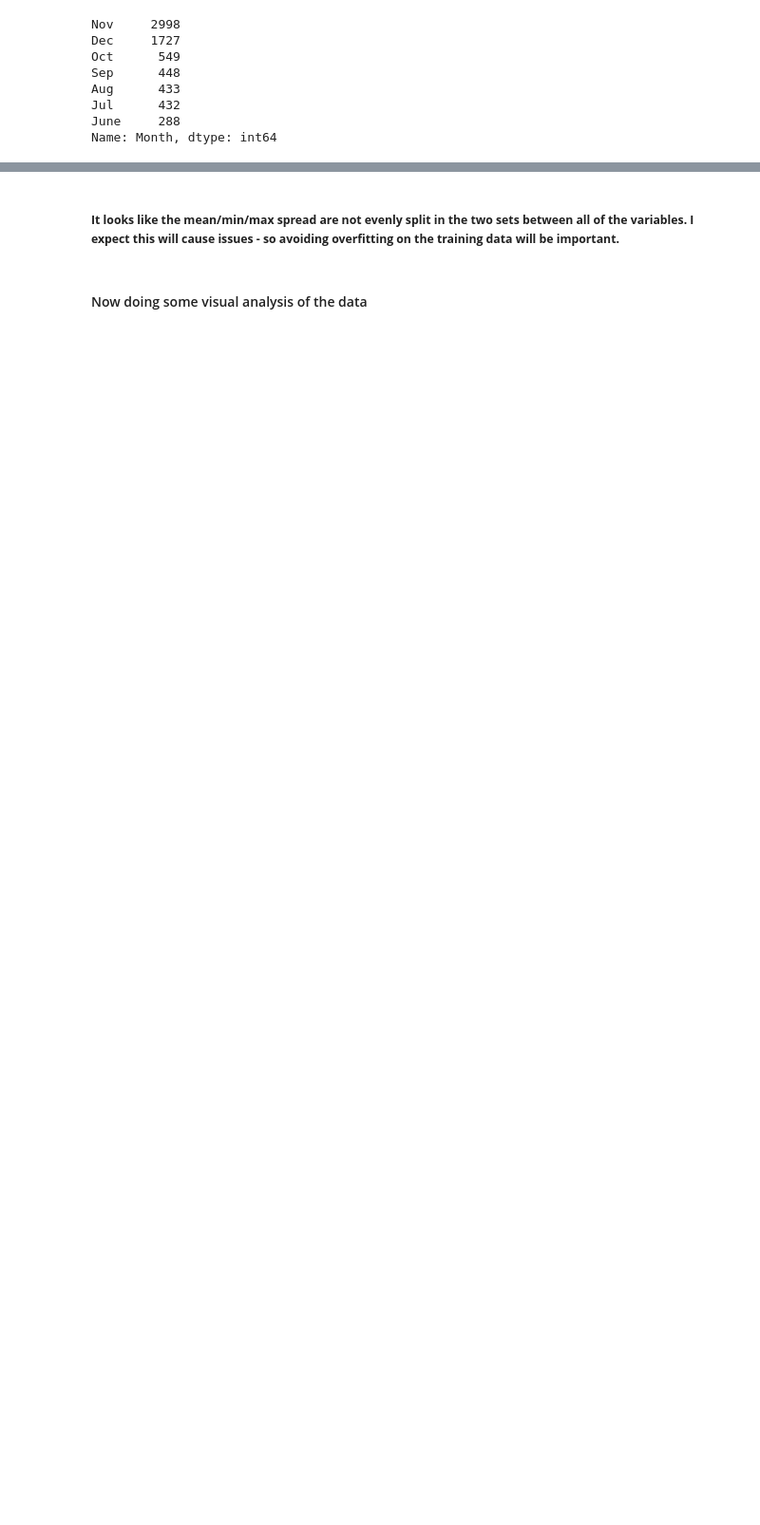
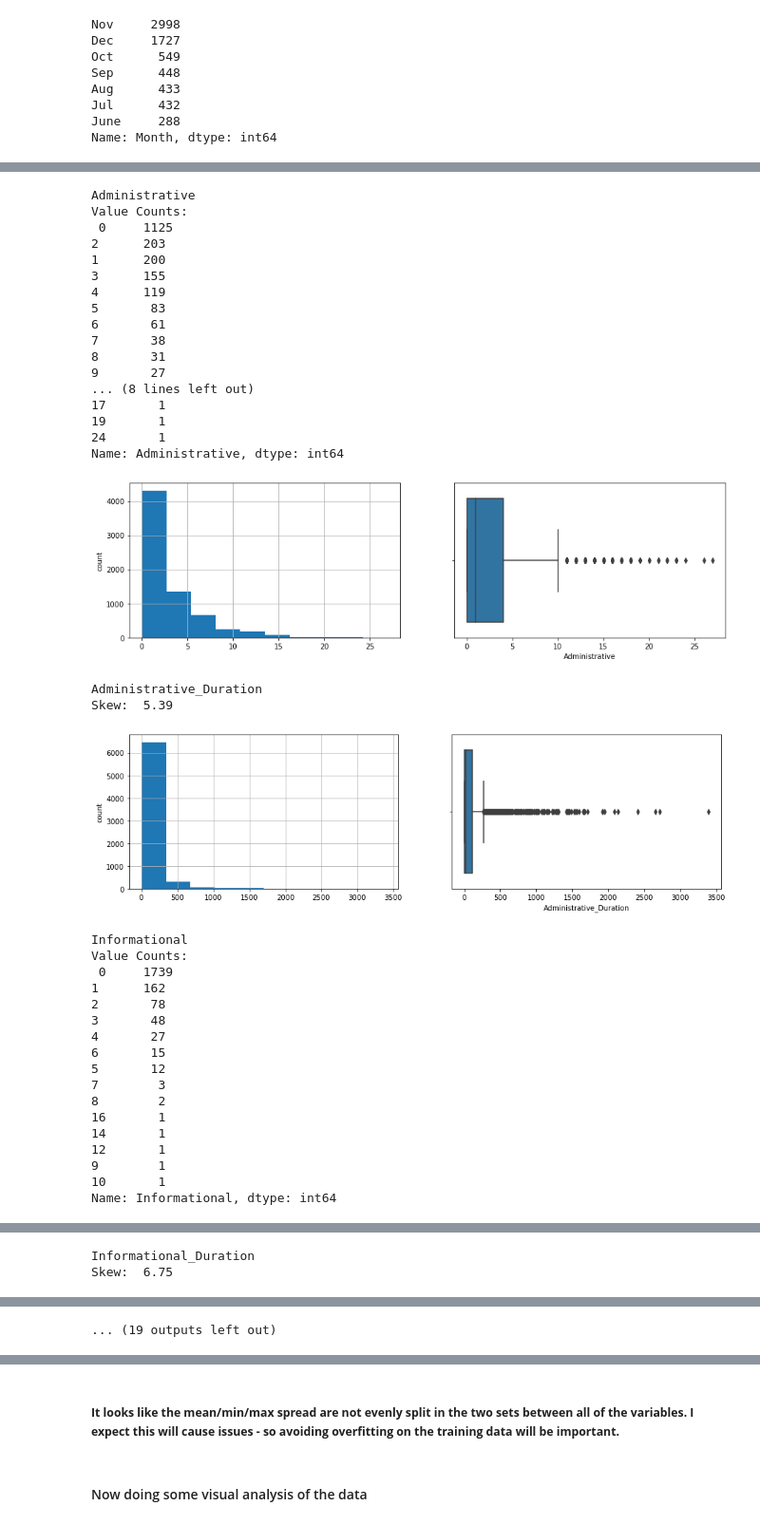
Before and after one commit to cimoody/MLE-7, a Jupyter notebook: assignments/midterm/Midterm_CIMoody.ipynb, the cells around one changed output, grey strips where cells are left out. Shown at 95% size. Drawn from its saved outputs; the diff is of its cells as text; code cells hidden in the pictures; blank space fills up the shorter version.

```diff
--- a/assignments/midterm/Midterm_CIMoody.ipynb
+++ b/assignments/midterm/Midterm_CIMoody.ipynb
@@ -270,0 +321,63 @@ Name: Month, dtype: int64
+# %%
+for col in test_set:
+     print(col)
+     if test_set[col].dtype == 'O':
+          print("Value Counts: \n", test_set[col].value_counts())
+     if test_set[col].dtype == 'int64':
+          print("Value Counts: \n", test_set[col].value_counts())
+          plt.figure(figsize=(15,4))
+          plt.subplot(1,2,1)
+          train_set[col].hist()
+          plt.ylabel('count')
+          plt.subplot(1,2,2)
+          sns.boxplot(x= train_set[col])
+          plt.show()
+     if test_set[col].dtype == 'float64':
+          print('Skew: ', round(test_set[col].skew(),2))
+          plt.figure(figsize=(15,4))
+          plt.subplot(1,2,1)
+          train_set[col].hist()
+          plt.ylabel('count')
+          plt.subplot(1,2,2)
+          sns.boxplot(x= train_set[col])
+          plt.show()
+     print()
+# %% [output]
+Administrative
+Value Counts:
+ 0     1125
+2      203
+1      200
+3      155
+4      119
+5       83
+6       61
+7       38
+8       31
+9       27
+... (8 lines left out)
+17       1
+19       1
+24       1
+Name: Administrative, dtype: int64
+[figure, added]
+Administrative_Duration
+Skew:  5.39
+[figure, added]
+Informational
+Value Counts:
+ 0     1739
+1      162
+2       78
+3       48
+4       27
+6       15
+5       12
+7        3
+8        2
+16       1
+14       1
+12       1
+9        1
+10       1
+Name: Informational, dtype: int64
@@ -270,0 +385,2 @@ Name: Month, dtype: int64
+Informational_Duration
+Skew:  6.75
@@ -270,0 +406 @@ Name: Month, dtype: int64
+... (19 outputs left out)
```
Also changed, not shown: parts of 50 cells of this notebook.
